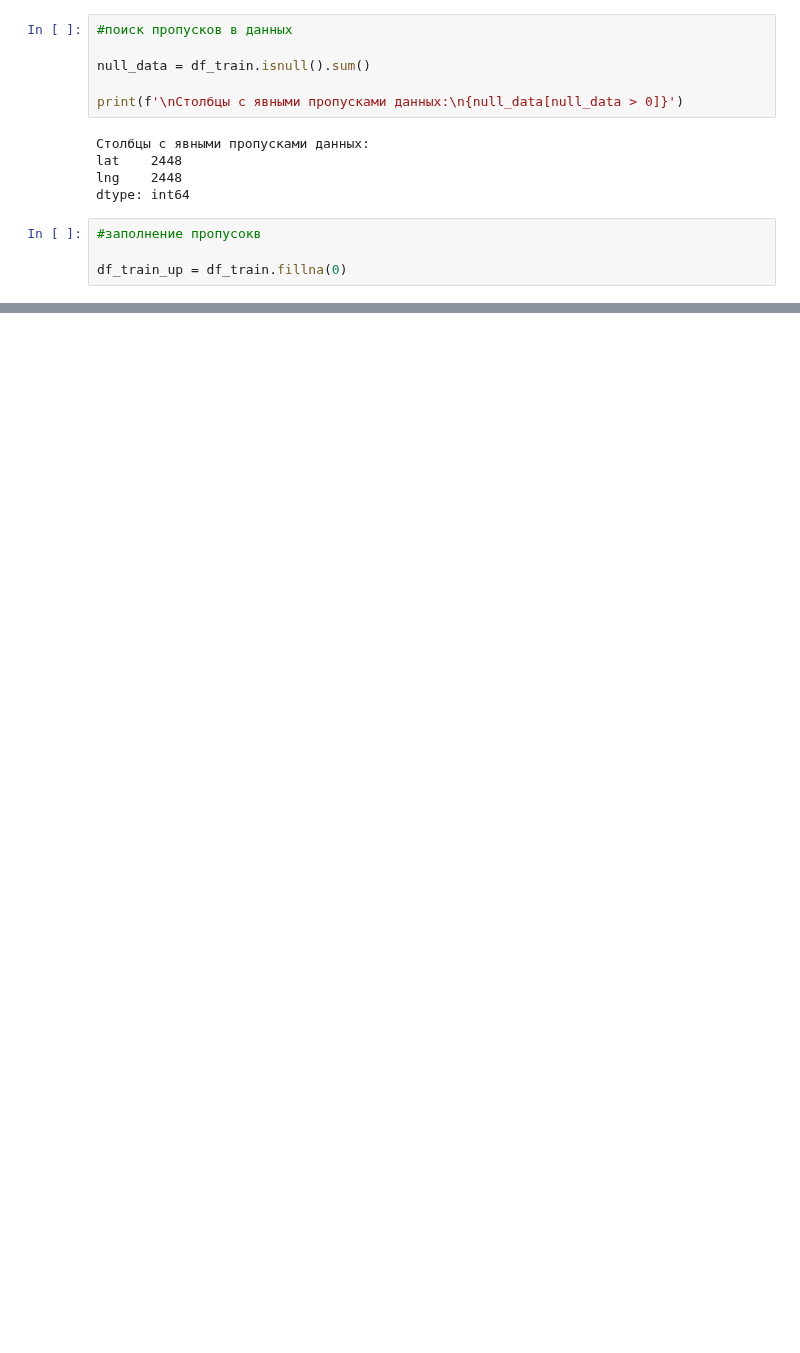
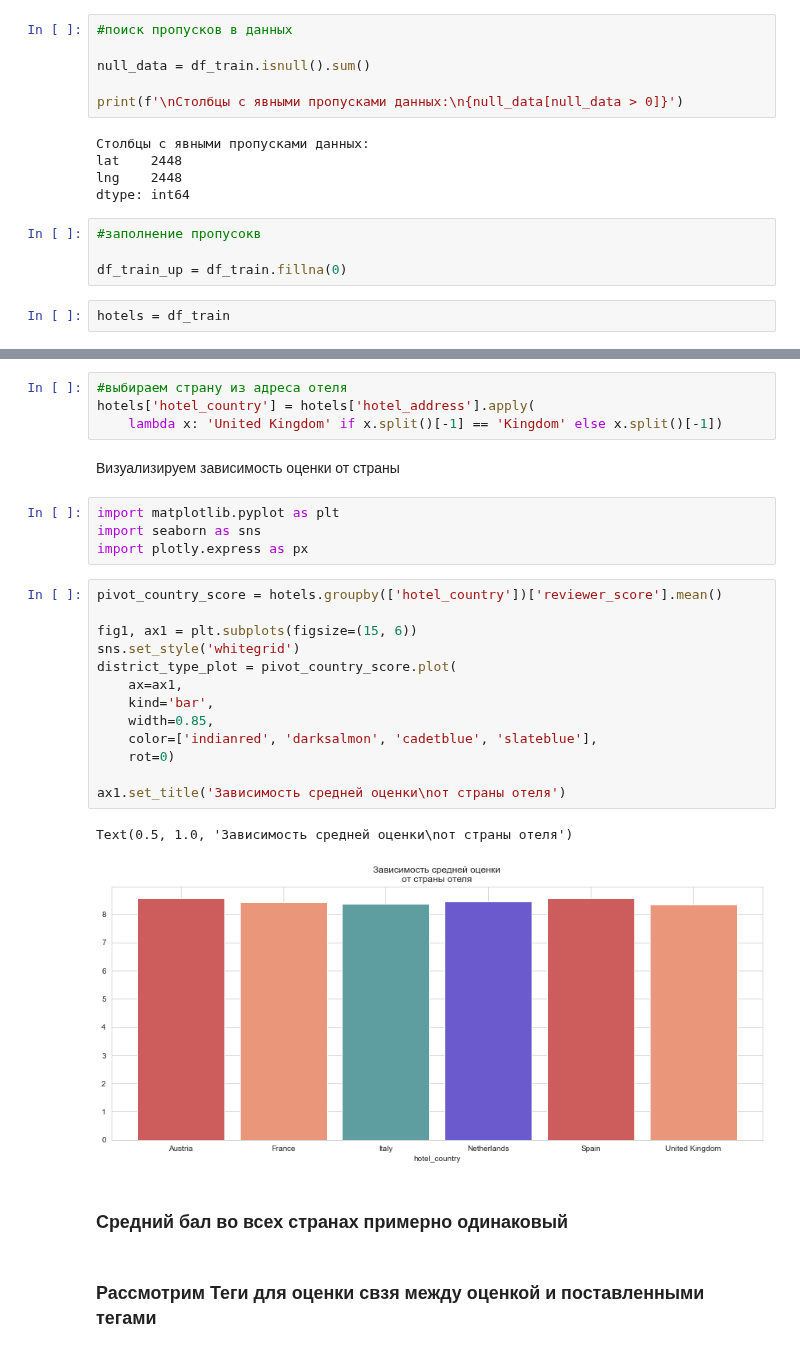
Before and after one commit to AleksandrFrom/SF_DS, a Jupyter notebook: EDA-Project3.ipynb, the cells around one changed output, grey strips where cells are left out. Cells and saved outputs as stored; diff of their text form; blank space fills up the shorter version.

```diff
--- a/EDA-Project3.ipynb
+++ b/EDA-Project3.ipynb
@@ -55,3 +55,5 @@ dtype: int64
 #заполнение пропусокв
 
 df_train_up = df_train.fillna(0)
+# %%
+hotels = df_train
@@ -57,0 +81,30 @@ df_train_up = df_train.fillna(0)
+# %%
+#выбираем страну из адреса отеля
+hotels['hotel_country'] = hotels['hotel_address'].apply(
+    lambda x: 'United Kingdom' if x.split()[-1] == 'Kingdom' else x.split()[-1])
+# %% [markdown]
+Визуализируем зависимость оценки от страны
+# %%
+import matplotlib.pyplot as plt
+import seaborn as sns
+import plotly.express as px
+# %%
+pivot_country_score = hotels.groupby(['hotel_country'])['reviewer_score'].mean()
+
+fig1, ax1 = plt.subplots(figsize=(15, 6))
+sns.set_style('whitegrid')
+district_type_plot = pivot_country_score.plot(
+    ax=ax1,
+    kind='bar',
+    width=0.85,
+    color=['indianred', 'darksalmon', 'cadetblue', 'slateblue'],
+    rot=0)
+
+ax1.set_title('Зависимость средней оценки\nот страны отеля')
+# %% [output]
+Text(0.5, 1.0, 'Зависимость средней оценки\nот страны отеля')
+[figure, added]
+# %% [markdown]
+### Средний бал во всех странах примерно одинаковый
+# %% [markdown]
+### Рассмотрим Теги для оценки свзя между оценкой и поставленными тегами
```
Also changed, not shown: parts of 6 cells of this notebook, 1 other file.
